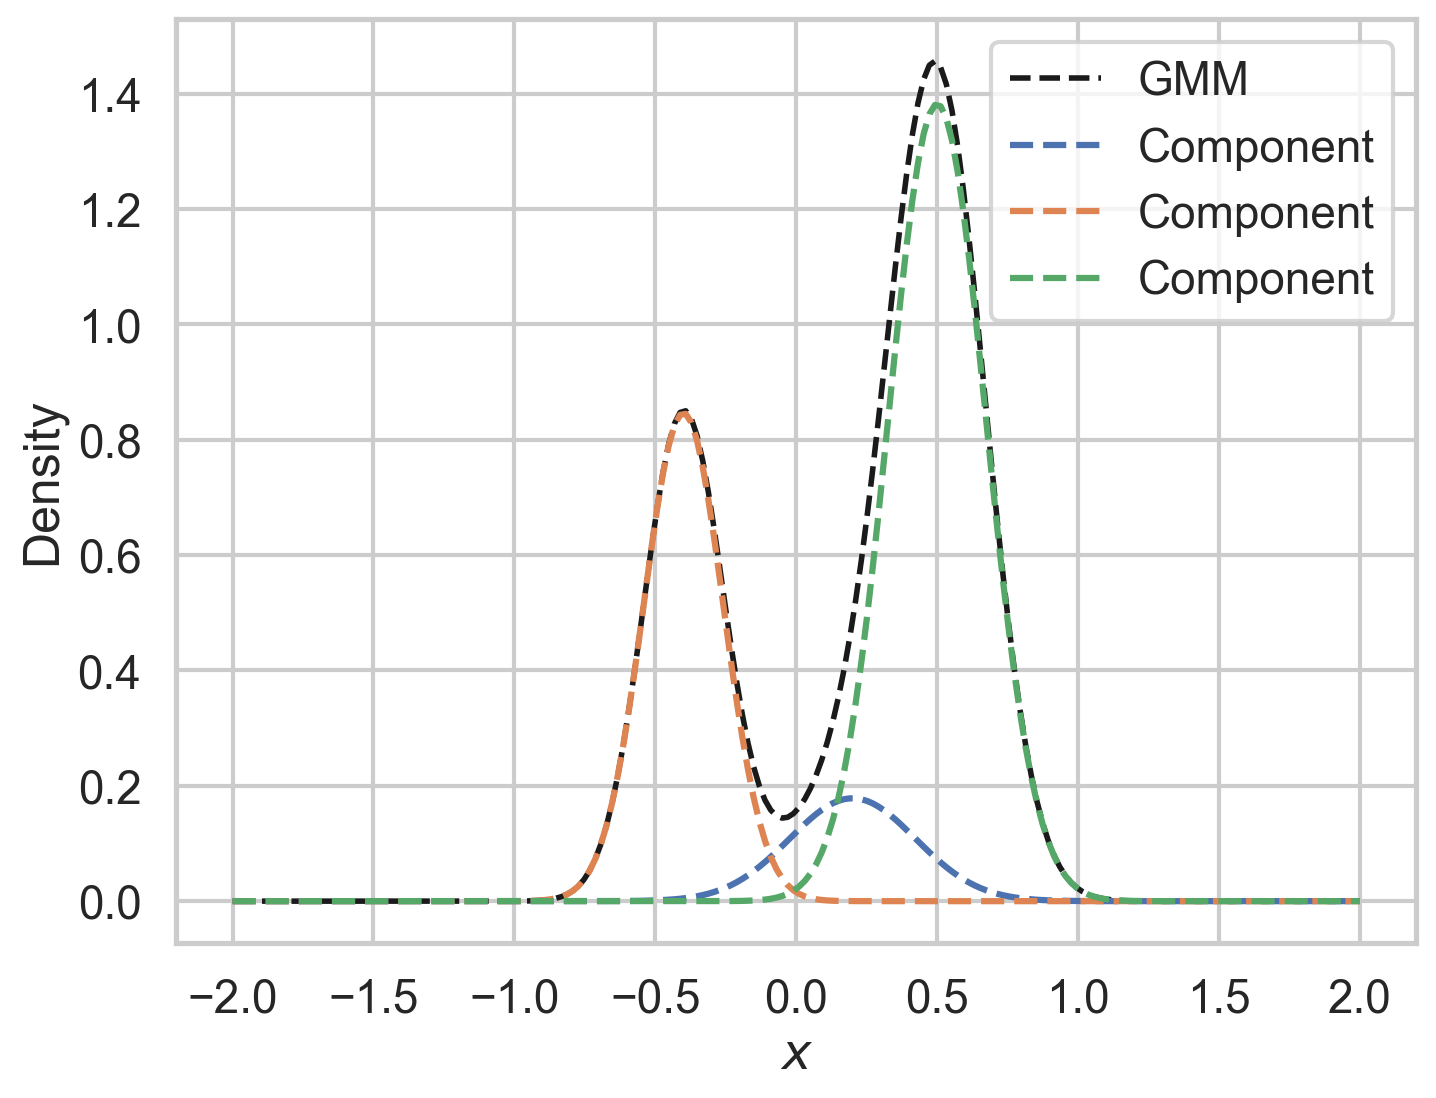
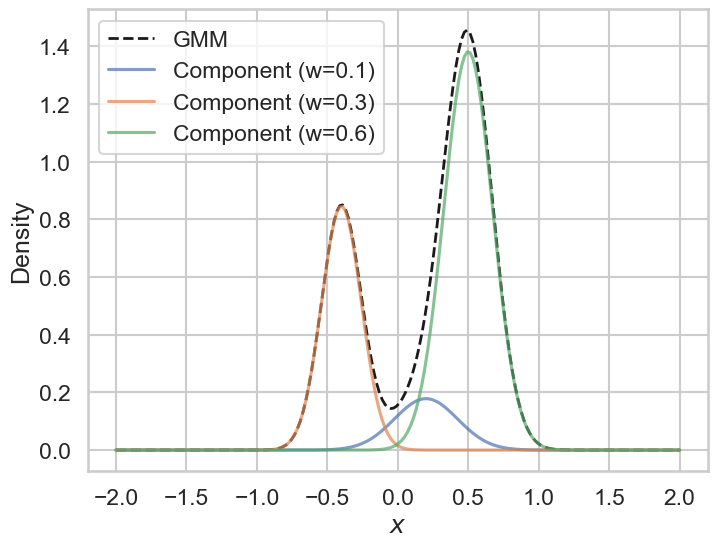
Code edit (unified diff) that turned the first committed figure into the second:
--- before
+++ after
@@ -1,9 +1,9 @@
 xs = np.linspace(-2, 2, 200)
-pdf_mix = #TODO
+pdf_mix = gaussian_mixture_pdf(xs, weights, means, variances)
 fig, ax = plt.subplots()
 ax.plot(xs, pdf_mix, "k--", lw=2, label="GMM")
 for w, m, v in zip(weights, means, variances, strict=True):
-    #TODO
-    #TODO
+    ys = w * norm.pdf(xs, loc=m, scale=np.sqrt(v))
+    ax.plot(xs, ys, alpha=0.7, label=f"Component (w={w:.1f})")
 ax.set_xlabel("$x$")
 ax.set_ylabel("Density")

Commit: update